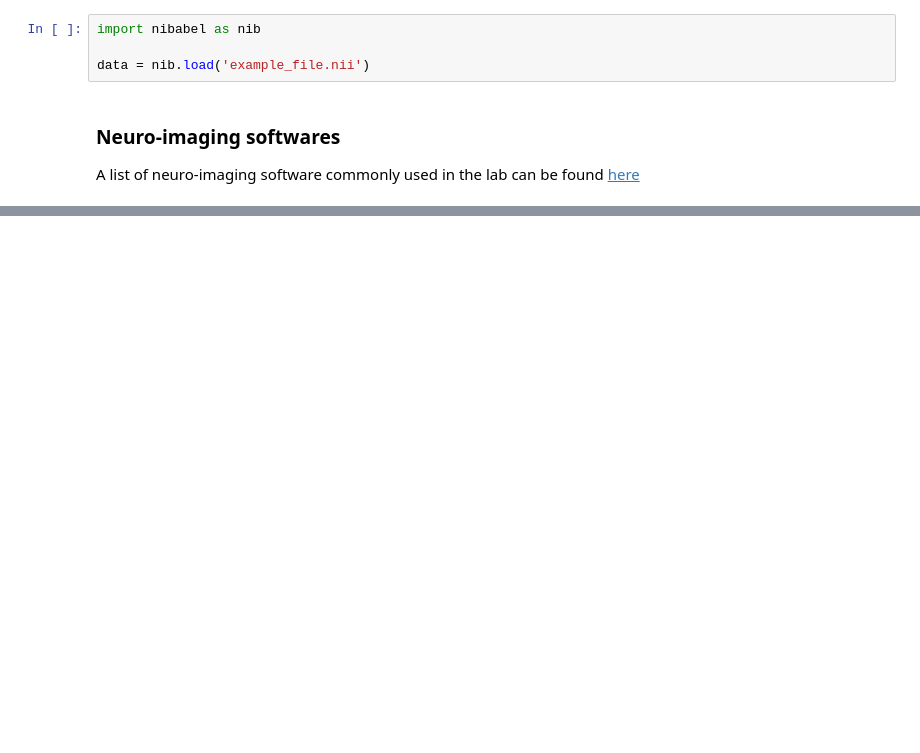
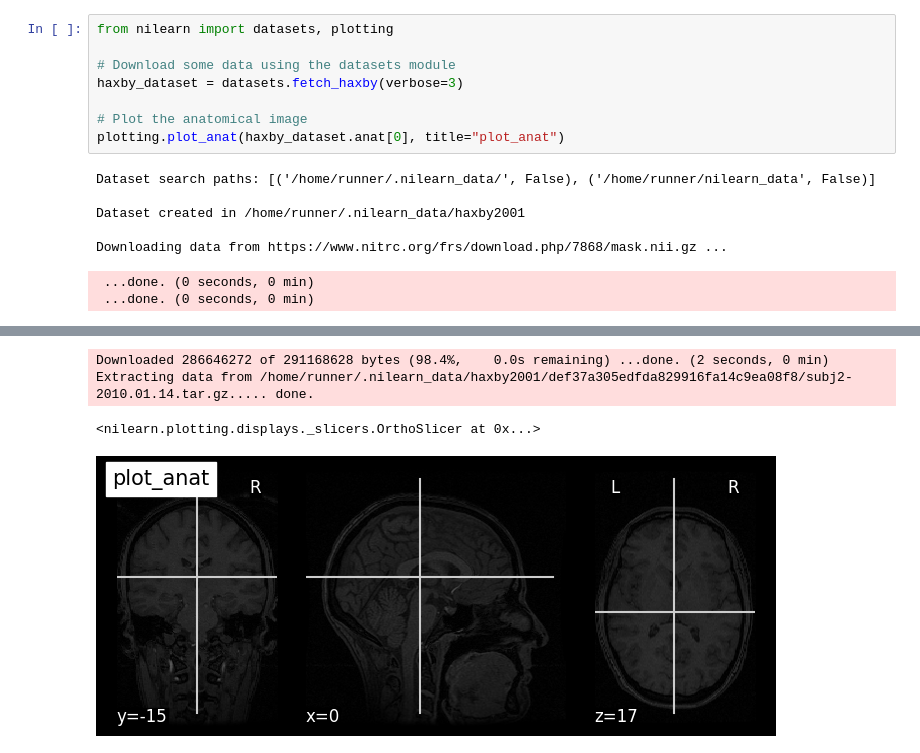
Before and after one commit to aramis-lab/handbook, a Jupyter notebook: _sources/neuroimaging.ipynb, the cells around one changed output, grey strips where cells are left out. Drawn from its saved outputs; the diff is of its cells as text; blank space fills up the shorter version.

```diff
--- a/_sources/neuroimaging.ipynb
+++ b/_sources/neuroimaging.ipynb
@@ -101,8 +84,16 @@ pip install nibabel
-# %%
-import nibabel as nib
-
-data = nib.load('example_file.nii')
-# %% [markdown]
-### Neuro-imaging softwares
-
-A list of neuro-imaging software commonly used in the lab can be found [here](https://aramislab.paris.inria.fr/clinica/docs/public/latest/Third-party/#pipeline-specific-interfaces)
+# %%
+from nilearn import datasets, plotting
+
+# Download some data using the datasets module
+haxby_dataset = datasets.fetch_haxby(verbose=3)
+
+# Plot the anatomical image
+plotting.plot_anat(haxby_dataset.anat[0], title="plot_anat")
+# %% [output]
+Dataset search paths: [('/home/runner/.nilearn_data/', False), ('/home/runner/nilearn_data', False)]
+
+Dataset created in /home/runner/.nilearn_data/haxby2001
+
+Downloading data from https://www.nitrc.org/frs/download.php/7868/mask.nii.gz ...
+ ...done. (0 seconds, 0 min)
+ ...done. (0 seconds, 0 min)
@@ -108,0 +102,4 @@ A list of neuro-imaging software commonly used in the lab can be found [here](ht
+Downloaded 286646272 of 291168628 bytes (98.4%,    0.0s remaining) ...done. (2 seconds, 0 min)
+Extracting data from /home/runner/.nilearn_data/haxby2001/def37a305edfda829916fa14c9ea08f8/subj2-2010.01.14.tar.gz..... done.
+<nilearn.plotting.displays._slicers.OrthoSlicer at 0x...>
+[figure, added]
```
Also changed, not shown: parts of 13 cells of this notebook, 5 other files.
